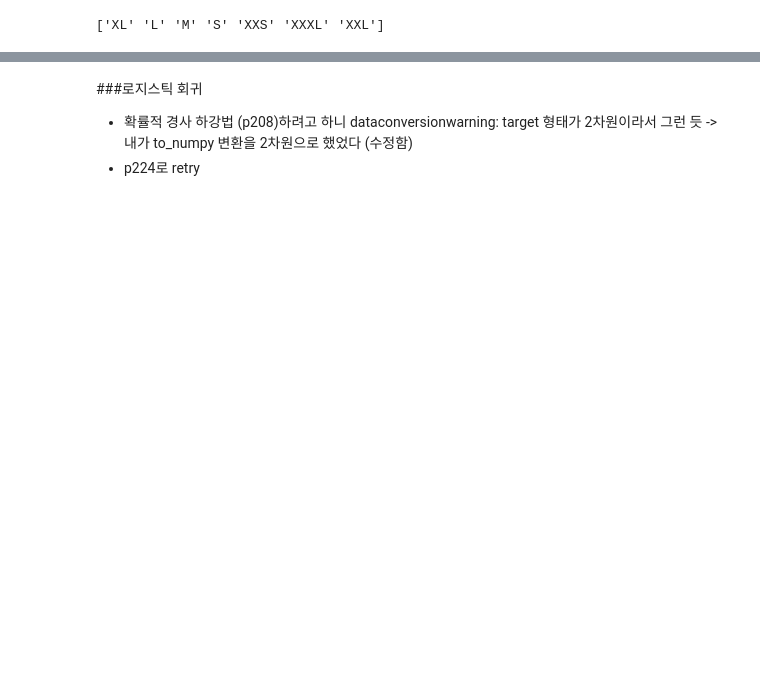
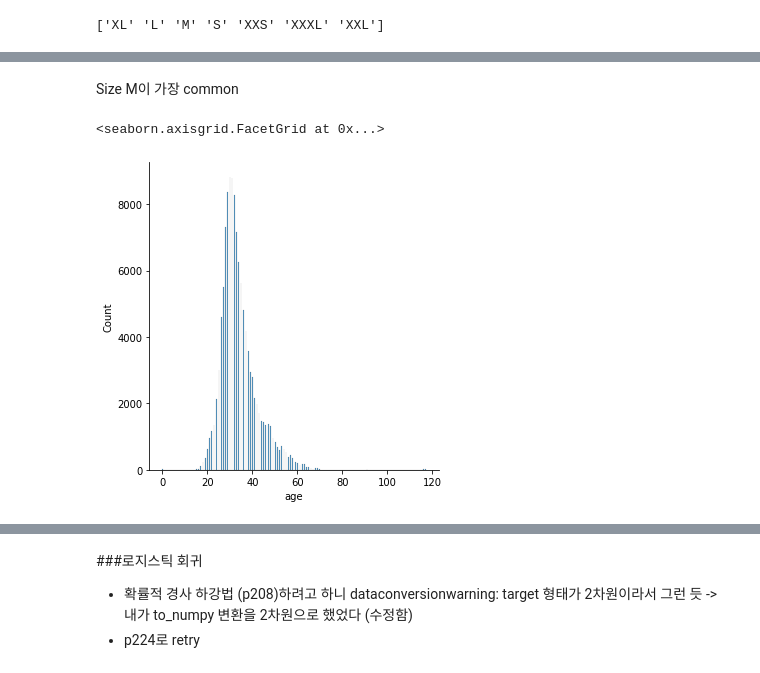
Before and after one commit to Nayoung-young/kaggle_practice, a Jupyter notebook: Clothes_Size_Prediction.ipynb, the cells around one changed output, grey strips where cells are left out. Drawn from its saved outputs; the diff is of its cells as text; code cells hidden in the pictures; blank space fills up the shorter version.

```diff
--- a/Clothes_Size_Prediction.ipynb
+++ b/Clothes_Size_Prediction.ipynb
@@ -72,0 +93,8 @@ weight_arr.size
+# %% [markdown]
+Size M이 가장 common
+# %%
+# Age distribution
+sns.displot(data["age"])
+# %% [output]
+<seaborn.axisgrid.FacetGrid at 0x...>
+[figure, added]
```
Also changed, not shown: parts of 59 cells of this notebook.
